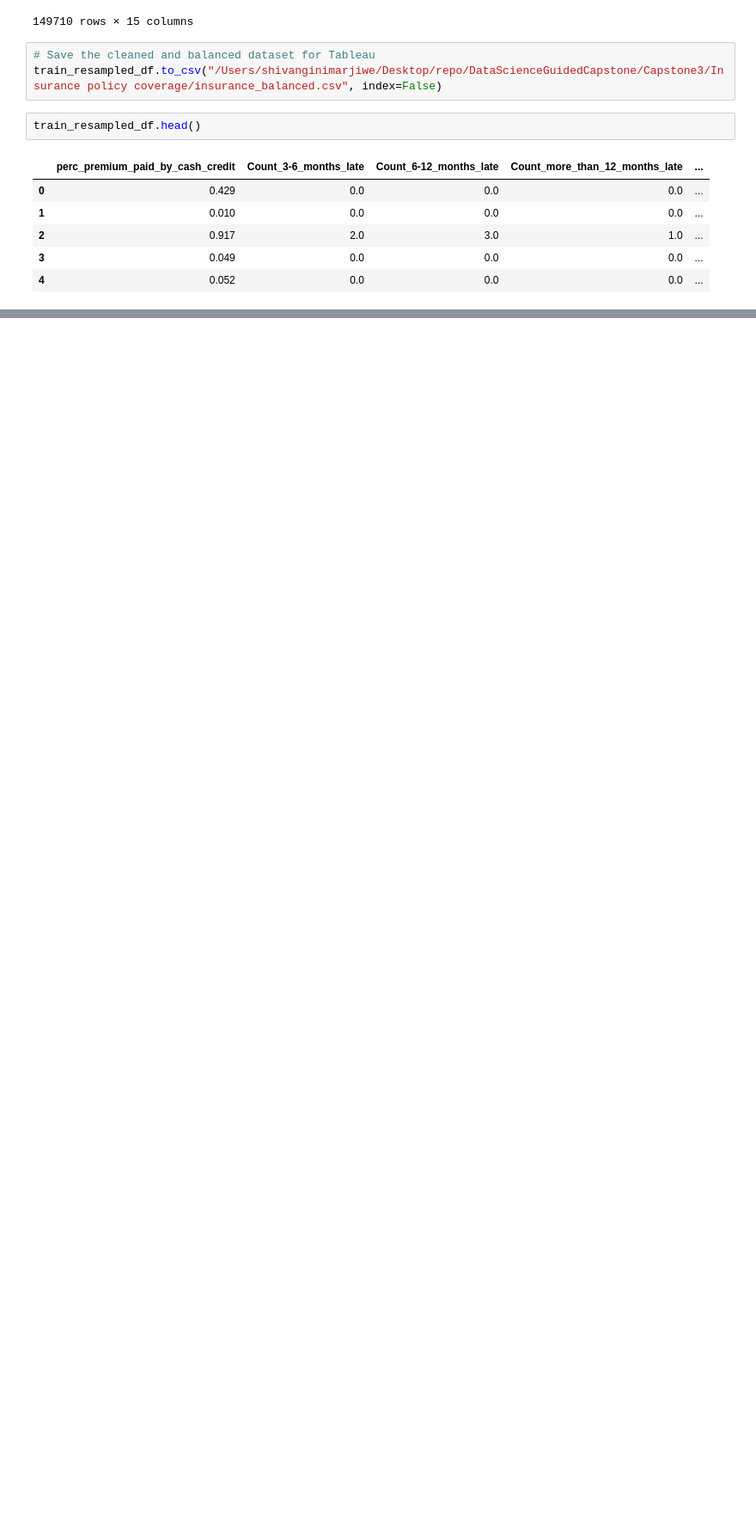
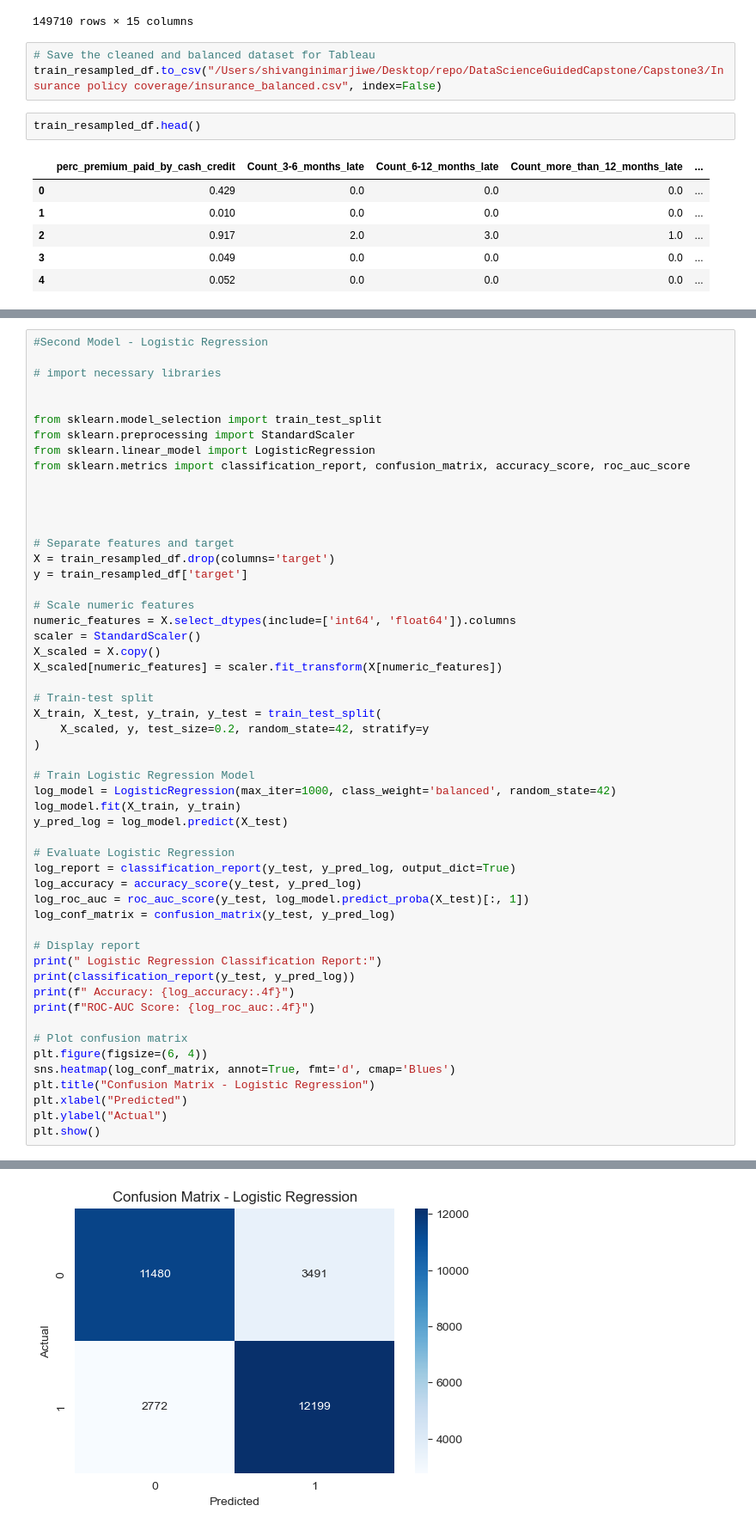
Before and after one commit to Shivangini-m/DataScienceGuidedCapstone, a Jupyter notebook: Capstone3/CapstoneProject3.ipynb, the cells around one changed output, grey strips where cells are left out. Shown: that part at 86% size. Saved outputs shown, nothing was run; the diff lists cells and outputs as text; blank space fills up the shorter version.

```diff
--- a/Capstone3/CapstoneProject3.ipynb
+++ b/Capstone3/CapstoneProject3.ipynb
@@ -411,0 +532,54 @@ train_resampled_df.head()
+# %%
+#Second Model - Logistic Regression
+
+# import necessary libraries
+
+
+from sklearn.model_selection import train_test_split
+from sklearn.preprocessing import StandardScaler
+from sklearn.linear_model import LogisticRegression
+from sklearn.metrics import classification_report, confusion_matrix, accuracy_score, roc_auc_score
+
+
+
+
+# Separate features and target
+X = train_resampled_df.drop(columns='target')
+y = train_resampled_df['target']
+
+# Scale numeric features
+numeric_features = X.select_dtypes(include=['int64', 'float64']).columns
+scaler = StandardScaler()
+X_scaled = X.copy()
+X_scaled[numeric_features] = scaler.fit_transform(X[numeric_features])
+
+# Train-test split
+X_train, X_test, y_train, y_test = train_test_split(
+    X_scaled, y, test_size=0.2, random_state=42, stratify=y
+)
+
+# Train Logistic Regression Model
+log_model = LogisticRegression(max_iter=1000, class_weight='balanced', random_state=42)
+log_model.fit(X_train, y_train)
+y_pred_log = log_model.predict(X_test)
+
+# Evaluate Logistic Regression
+log_report = classification_report(y_test, y_pred_log, output_dict=True)
+log_accuracy = accuracy_score(y_test, y_pred_log)
+log_roc_auc = roc_auc_score(y_test, log_model.predict_proba(X_test)[:, 1])
+log_conf_matrix = confusion_matrix(y_test, y_pred_log)
+
+# Display report
+print(" Logistic Regression Classification Report:")
+print(classification_report(y_test, y_pred_log))
+print(f" Accuracy: {log_accuracy:.4f}")
+print(f"ROC-AUC Score: {log_roc_auc:.4f}")
+
+# Plot confusion matrix
+plt.figure(figsize=(6, 4))
+sns.heatmap(log_conf_matrix, annot=True, fmt='d', cmap='Blues')
+plt.title("Confusion Matrix - Logistic Regression")
+plt.xlabel("Predicted")
+plt.ylabel("Actual")
+plt.show()
+# %% [output]
@@ -411,0 +598 @@ train_resampled_df.head()
+[figure, added]
```
Also changed, not shown: parts of 12 cells of this notebook, 1 other file.
